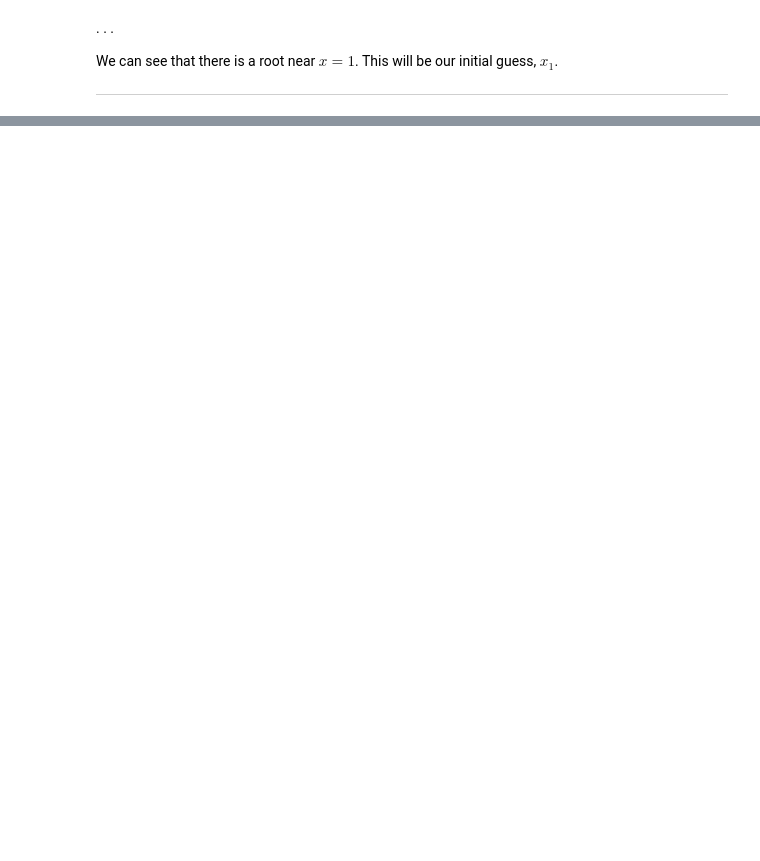
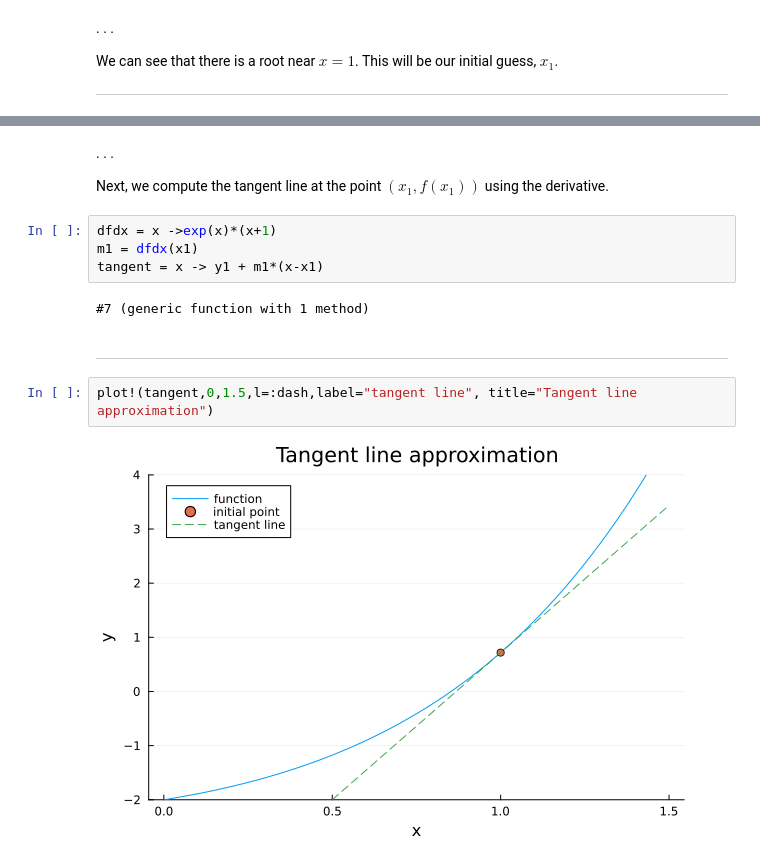
Before and after one commit to jamiehadd/164-ScientificComputing, a Jupyter notebook: Lecture10/Lecture10.ipynb, the cells around one changed output, grey strips where cells are left out. Cells and saved outputs as stored; diff of their text form; blank space fills up the shorter version.

```diff
--- a/Lecture10/Lecture10.ipynb
+++ b/Lecture10/Lecture10.ipynb
@@ -63,0 +64,16 @@ scatter!([x1],[y1],label="initial point")
+# %% [markdown]
+. . .
+
+Next, we compute the tangent line at the point $(x_1, f(x_1))$ using the derivative.
+# %%
+dfdx = x ->exp(x)*(x+1)
+m1 = dfdx(x1)
+tangent = x -> y1 + m1*(x-x1)
+# %% [output]
+#7 (generic function with 1 method)
+# %% [markdown]
+---
+# %%
+plot!(tangent,0,1.5,l=:dash,label="tangent line", title="Tangent line approximation")
+# %% [output]
+[figure, added]
```
Also changed, not shown: parts of 9 cells of this notebook, 1 other file.
